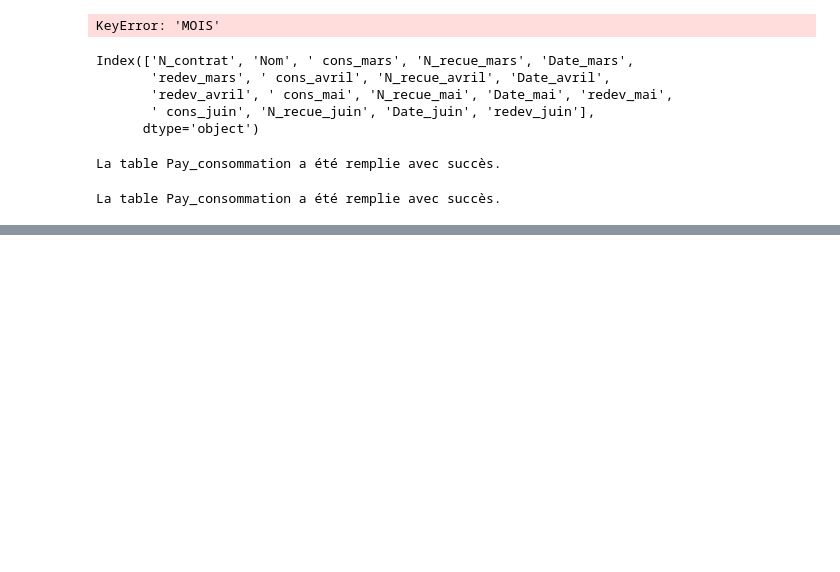
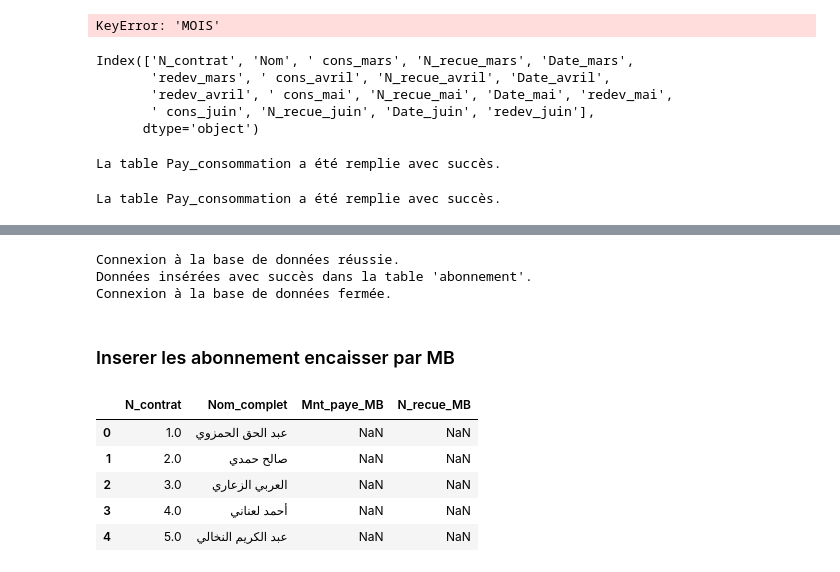
Before and after one commit to laanani-mohamed/Gestion-Eau-Association-Nasr, a Jupyter notebook: notebook/Manipulation_BD.ipynb, the cells around one changed output, grey strips where cells are left out. Drawn from its saved outputs; the diff is of its cells as text; code cells hidden in the pictures; blank space fills up the shorter version.

```diff
--- a/notebook/Manipulation_BD.ipynb
+++ b/notebook/Manipulation_BD.ipynb
@@ -1319,0 +1494,58 @@ La table Pay_consommation a été remplie avec succès.
+# %%
+import sqlite3
+import pandas as pd
+
+# Connexion à la base de données SQLite
+try:
+    conn = sqlite3.connect('Gestion_eau.db')
+    cursor = conn.cursor()
+    print("Connexion à la base de données réussie.")
+except sqlite3.Error as e:
+    print(f"Erreur lors de la connexion à la base de données : {e}")
+    exit()
+
+# Insérer les données dans la table 'abonnement' avec les conditions
+try:
+    for index, row in df1.iterrows():
+        # Vérifier si N_contrat est null
+        if pd.notna(row['N_contrat']):
+            # Formater Date_payement
+            if pd.notna(row['Date_payement']):
+                date_payement = row['Date_payement'].strftime('%Y-%m-%d')
+            else:
+                date_payement = '2024-03-01'  # Valeur par défaut
+
+            # Insérer la ligne dans la table
+            cursor.execute('''
+                INSERT INTO abonnement (N_contrat, Date_payement, N_recue, Mnt_paye)
+                VALUES (?, ?, ?, ?)
+            ''', (row['N_contrat'], date_payement, row['N_recue'], row['Mnt_paye']))
+
+    # Valider la transaction
+    conn.commit()
+    print("Données insérées avec succès dans la table 'abonnement'.")
+except sqlite3.Error as e:
+    print(f"Erreur lors de l'insertion des données : {e}")
+    conn.rollback()  # Annuler les modifications en cas d'erreur
+finally:
+    # Fermer la connexion
+    try:
+        conn.close()
+        print("Connexion à la base de données fermée.")
+    except sqlite3.Error as e:
+        print(f"Erreur lors de la fermeture de la connexion : {e}")
+# %% [output]
+Connexion à la base de données réussie.
+Données insérées avec succès dans la table 'abonnement'.
+Connexion à la base de données fermée.
+# %% [markdown]
+### Inserer les abonnement encaisser par MB
+# %%
+df2.head()
+# %% [output]
+|  | N_contrat | Nom_complet | Mnt_paye_MB | N_recue_MB |
+| 0 | 1.0 | عبد الحق الحمزوي | NaN | NaN |
+| 1 | 2.0 | صالح حمدي | NaN | NaN |
+| 2 | 3.0 | العربي الزعاري | NaN | NaN |
+| 3 | 4.0 | أحمد لعناني | NaN | NaN |
+| 4 | 5.0 | عبد الكريم النخالي | NaN | NaN |
```
Also changed, not shown: parts of 32 cells of this notebook, 7 other files.
